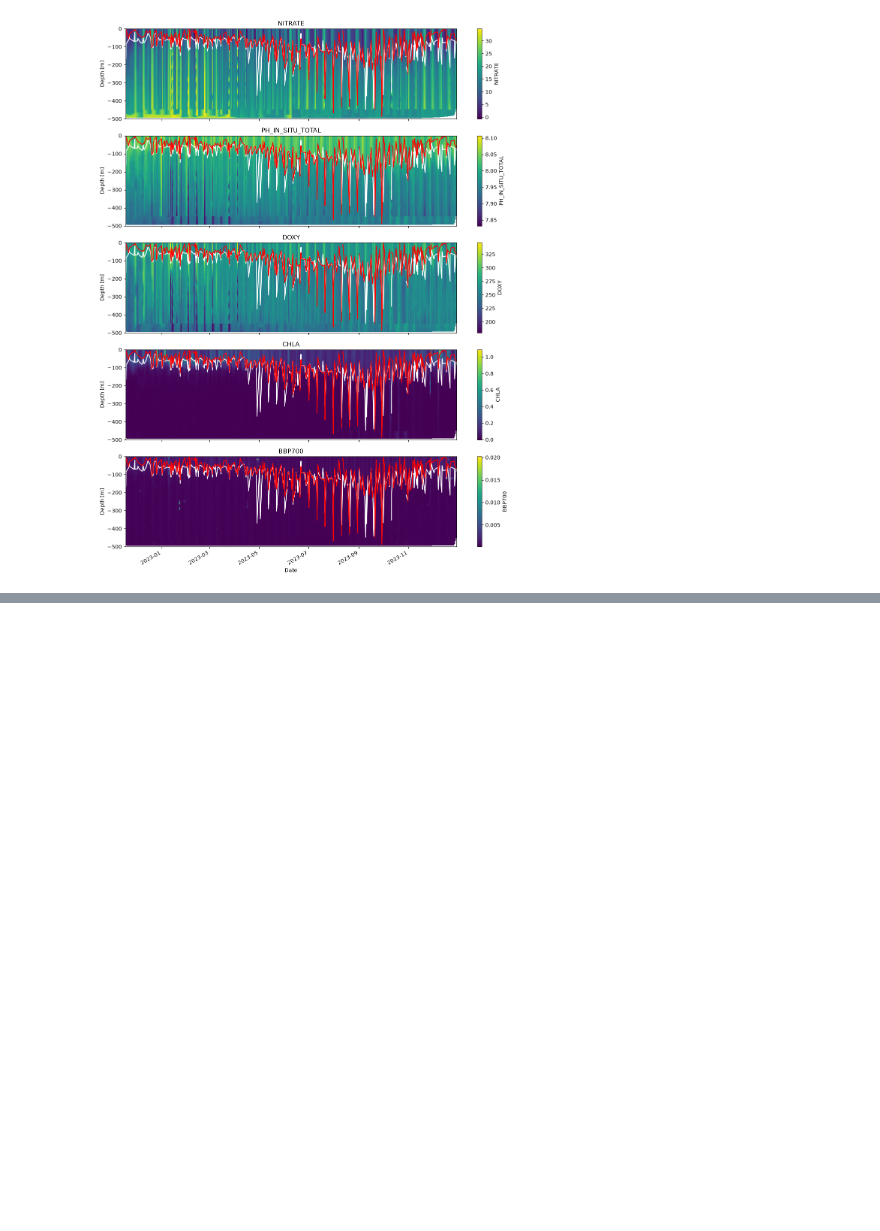
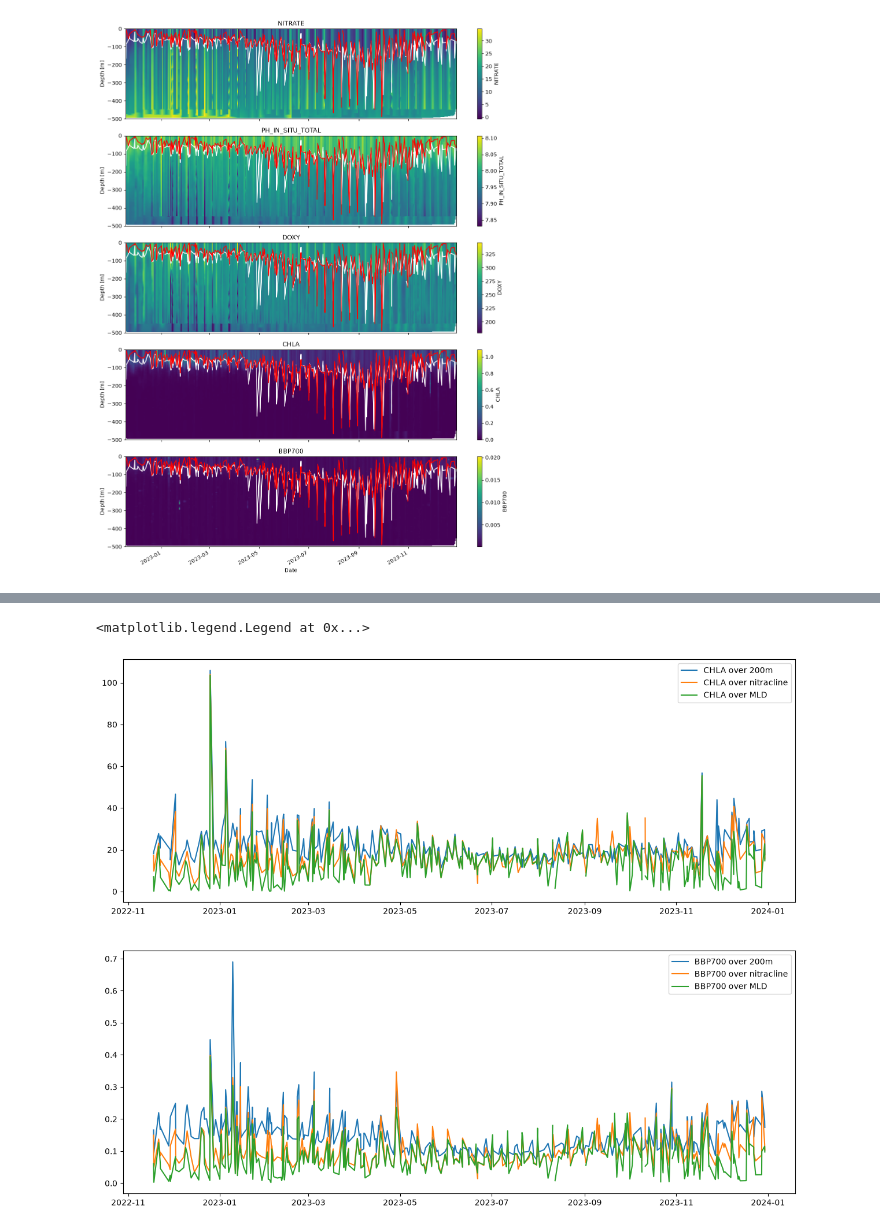
Before and after one commit to go-bgc/Marine-Heat-Waves, a Jupyter notebook: contributors/abby/more_processing.ipynb, the cells around one changed output, grey strips where cells are left out. Saved outputs shown, nothing was run; the diff lists cells and outputs as text; code cells hidden in the pictures; blank space fills up the shorter version.

Commit message:
integrated over various depths

```diff
--- a/contributors/abby/more_processing.ipynb
+++ b/contributors/abby/more_processing.ipynb
@@ -817,0 +884,13 @@ plt.show()
+# %%
+df5 = df5.merge(
+    nitrate_threshold_depth,
+    on=["JULD", "PLATFORM_NUMBER", "CYCLE_NUMBER"],
+    how="left"
+)
+
+df5 = df5.merge(
+    density_threshold_depth,
+    on=["JULD", "PLATFORM_NUMBER", "CYCLE_NUMBER"],
+    how="left"
+)
+df5
@@ -817,0 +977,38 @@ plt.show()
+# %%
+fig, axarr = plt.subplots(nrows = 2, figsize = [15,12])
+axarr = axarr.flatten()
+
+ax = axarr[0]
+
+x = chla_integrated_200['JULD']
+y = chla_integrated_200["CHLA_integrated"]
+ax.plot(x, y, label = "CHLA over 200m")
+
+x = chla_integrated_nitracline['JULD']
+y = chla_integrated_nitracline["CHLA_integrated"]
+ax.plot(x, y, label = "CHLA over nitracline")
+
+x = chla_integrated_MLD['JULD']
+y = chla_integrated_MLD["CHLA_integrated"]
+ax.plot(x, y, label = "CHLA over MLD")
+
+ax.legend()
+
+ax = axarr[1]
+
+x = bbp_integrated_200['JULD']
+y = bbp_integrated_200["BBP700_integrated"]
+ax.plot(x, y, label = "BBP700 over 200m")
+
+x = bbp_integrated_nitracline['JULD']
+y = bbp_integrated_nitracline["BBP700_integrated"]
+ax.plot(x, y, label = "BBP700 over nitracline")
+
+x = bbp_integrated_MLD['JULD']
+y = bbp_integrated_MLD["BBP700_integrated"]
+ax.plot(x, y, label = "BBP700 over MLD")
+
+ax.legend()
+# %% [output]
+<matplotlib.legend.Legend at 0x...>
+[figure, added]
```
Also changed, not shown: parts of 5 cells of this notebook.
